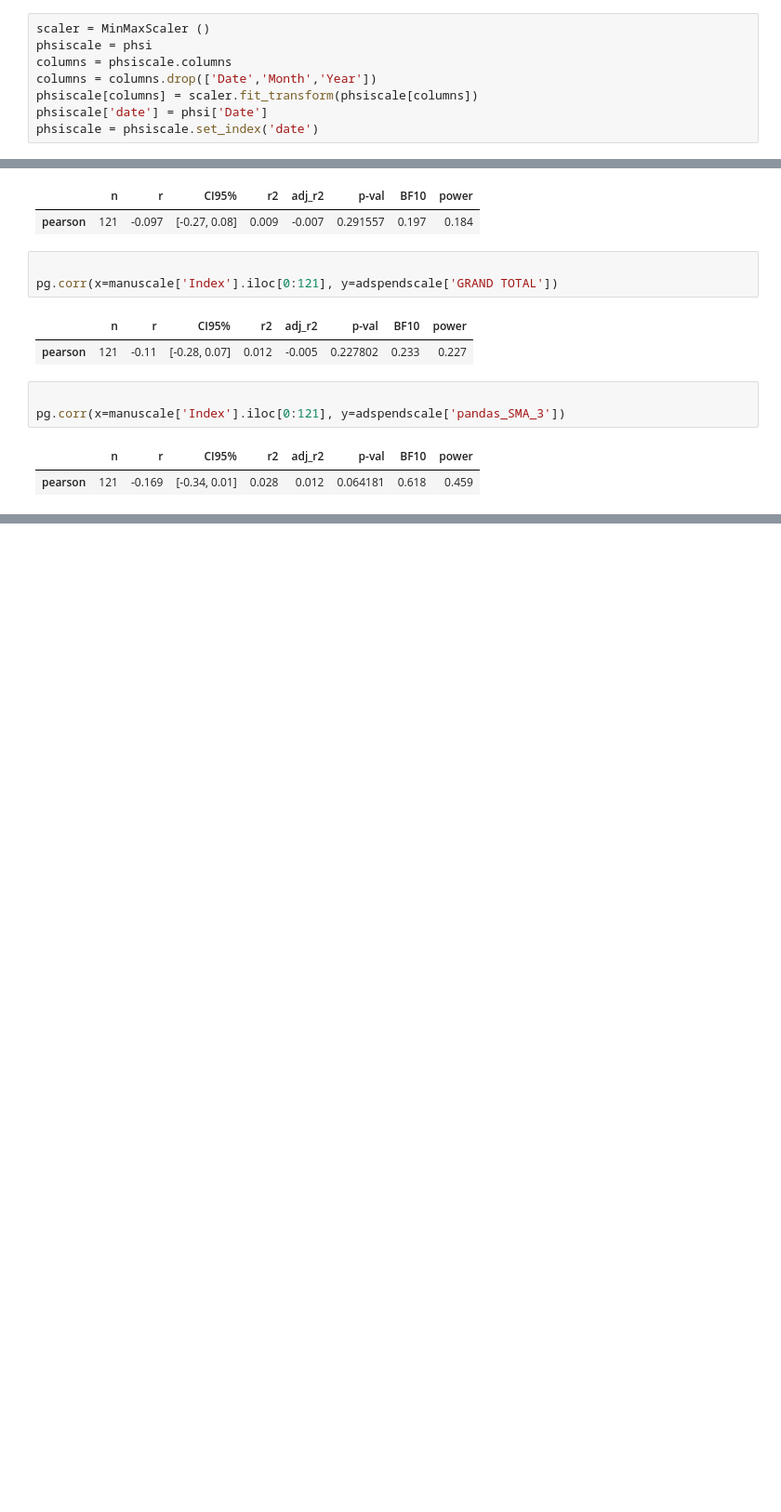
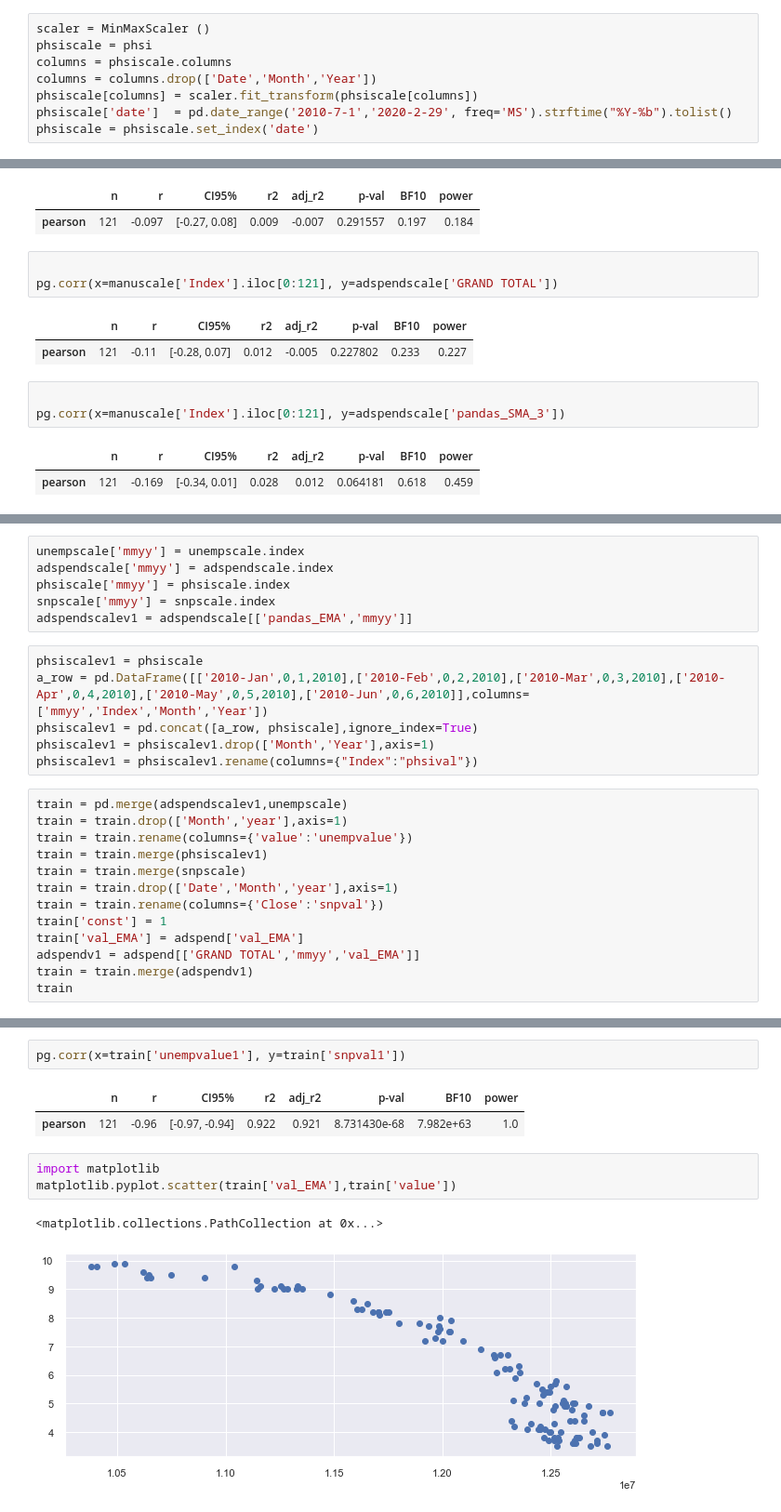
Before and after one commit to varun331/Python, a Jupyter notebook: Regression analysis.ipynb, the cells around one changed output, grey strips where cells are left out. Shown at 93% size. Cells and saved outputs as stored; diff of their text form; blank space fills up the shorter version.

```diff
--- a/Regression analysis.ipynb
+++ b/Regression analysis.ipynb
@@ -287,7 +290,7 @@ phsiscale = phsi
 columns = phsiscale.columns
 columns = columns.drop(['Date','Month','Year'])
 phsiscale[columns] = scaler.fit_transform(phsiscale[columns])
-phsiscale['date'] = phsi['Date']
+phsiscale['date']  = pd.date_range('2010-7-1','2020-2-29', freq='MS').strftime("%Y-%b").tolist()
 phsiscale = phsiscale.set_index('date')
 # %%
 sns.set(rc={'figure.figsize':(11, 4)})
@@ -380,0 +395,25 @@ pg.corr(x=manuscale['Index'].iloc[0:121], y=adspendscale['pandas_SMA_3'])
+# %%
+unempscale['mmyy'] = unempscale.index
+adspendscale['mmyy'] = adspendscale.index
+phsiscale['mmyy'] = phsiscale.index
+snpscale['mmyy'] = snpscale.index
+adspendscalev1 = adspendscale[['pandas_EMA','mmyy']]
+# %%
+phsiscalev1 = phsiscale
+a_row = pd.DataFrame([['2010-Jan',0,1,2010],['2010-Feb',0,2,2010],['2010-Mar',0,3,2010],['2010-Apr',0,4,2010],['2010-May',0,5,2010],['2010-Jun',0,6,2010]],columns=['mmyy','Index','Month','Year'])
+phsiscalev1 = pd.concat([a_row, phsiscale],ignore_index=True)
+phsiscalev1 = phsiscalev1.drop(['Month','Year'],axis=1)
+phsiscalev1 = phsiscalev1.rename(columns={"Index":"phsival"})
+# %%
+train = pd.merge(adspendscalev1,unempscale)
+train = train.drop(['Month','year'],axis=1)
+train = train.rename(columns={'value':'unempvalue'})
+train = train.merge(phsiscalev1)
+train = train.merge(snpscale)
+train = train.drop(['Date','Month','year'],axis=1)
+train = train.rename(columns={'Close':'snpval'})
+train['const'] = 1
+train['val_EMA'] = adspend['val_EMA']
+adspendv1 = adspend[['GRAND TOTAL','mmyy','val_EMA']]
+train = train.merge(adspendv1)
+train
@@ -393,0 +518,11 @@ model.summary()
+# %%
+pg.corr(x=train['unempvalue1'], y=train['snpval1'])
+# %% [output]
+|  | n | r | CI95% | r2 | adj_r2 | p-val | BF10 | power |
+| pearson | 121 | -0.96 | [-0.97, -0.94] | 0.922 | 0.921 | 8.731430e-68 | 7.982e+63 | 1.0 |
+# %%
+import matplotlib
+matplotlib.pyplot.scatter(train['val_EMA'],train['value'])
+# %% [output]
+<matplotlib.collections.PathCollection at 0x...>
+[figure, added]
```
Also changed, not shown: parts of 76 cells of this notebook, 2 other files.
